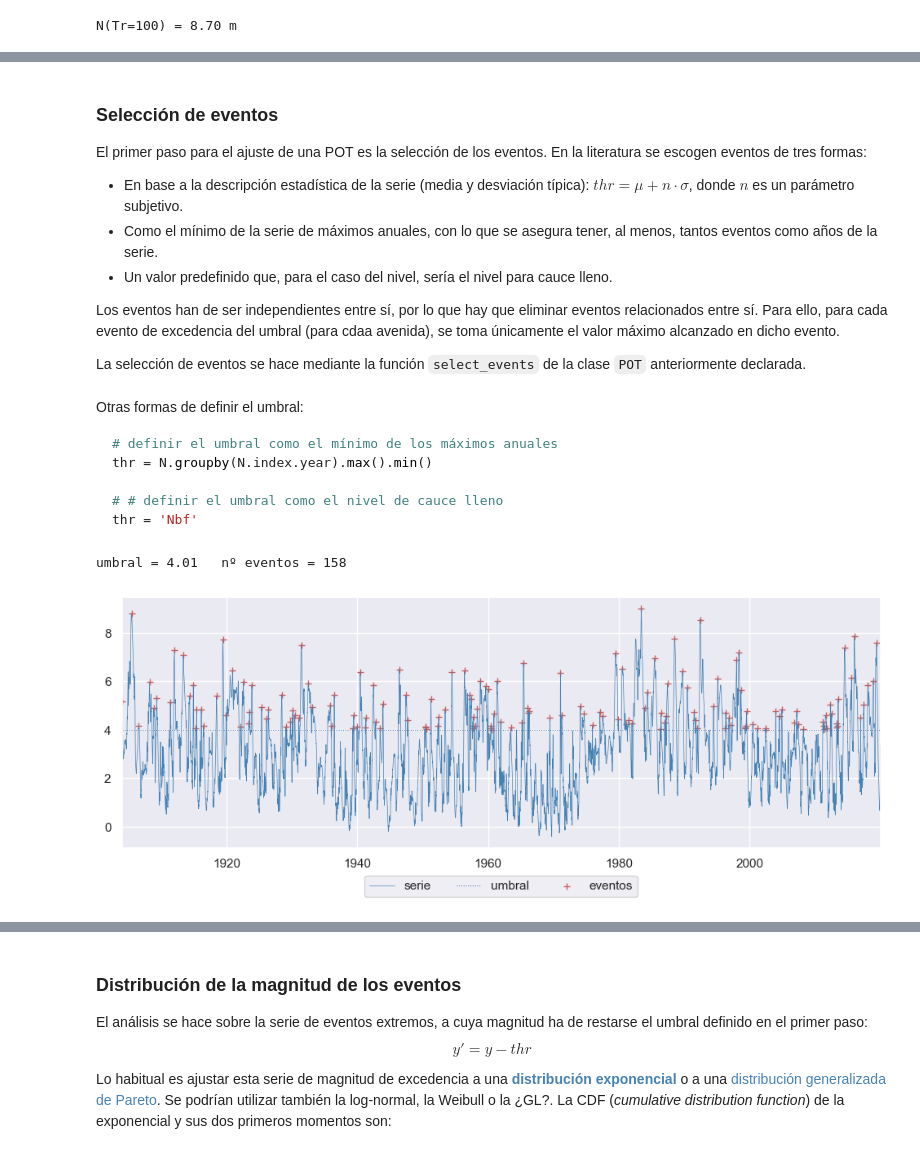
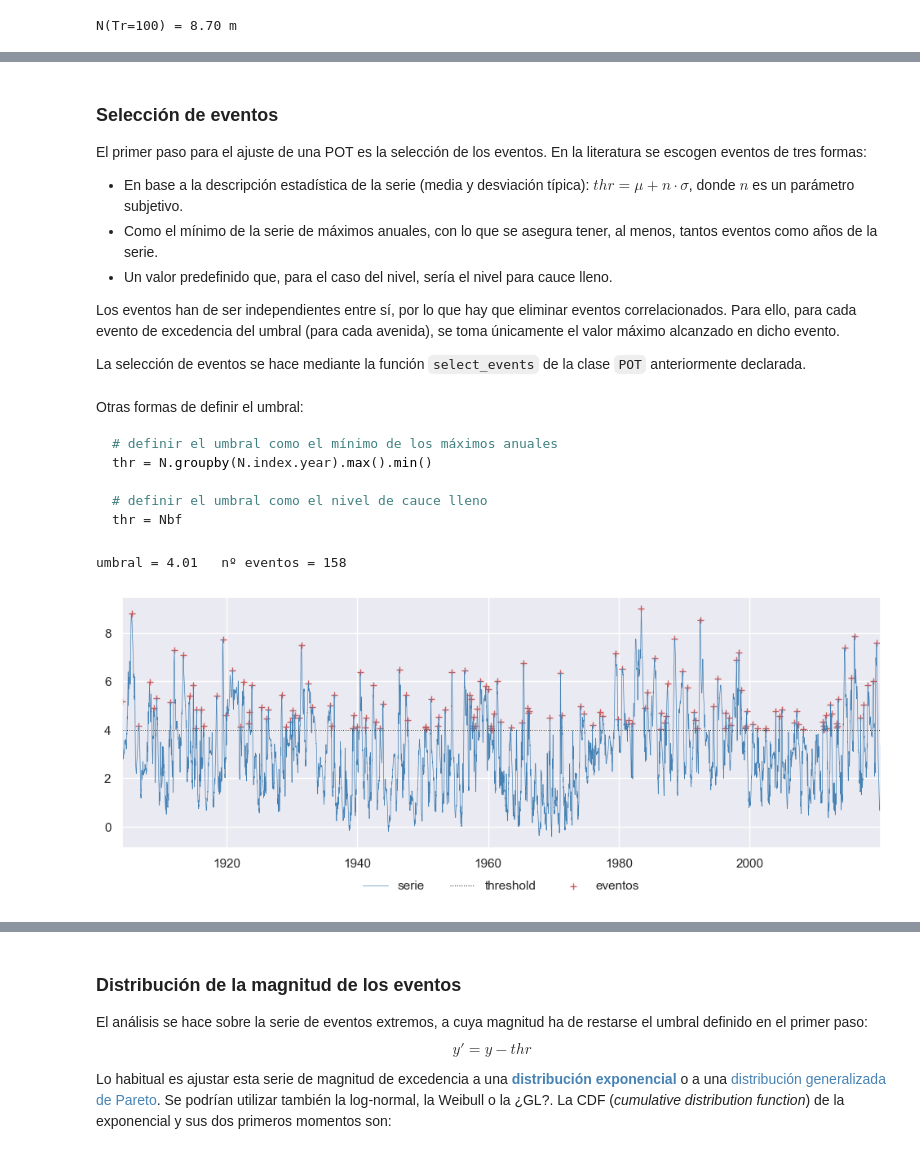
Before and after one commit to casadoj/Estadistica, a Jupyter notebook: docs/POT-explicación.ipynb, the cells around one changed output, grey strips where cells are left out. Saved outputs shown, nothing was run; the diff lists cells and outputs as text; code cells hidden in the pictures.

````diff
--- a/docs/POT-explicación.ipynb
+++ b/docs/POT-explicación.ipynb
@@ -23,16 +23,13 @@ __[Peak over threshold](#Peak-over-threshold)__<br>
 [Definición de la distribución mixta (Poisson + exponenecial)](#Definición-de-la-distribución-mixta-(Poisson-+-exponenecial))<br>
 [Aplicación al ejemplo](#Aplicación-al-ejemplo)<br>
 # %%
-import sys
-sys.path.append('../src')
-
 import numpy as np
 import pandas as pd
 from fitter import Fitter
-from POT_funciones import POT
 from pathlib import Path
 import matplotlib.pyplot as plt
 import seaborn as sns
+sns.set()
 from datetime import datetime
 from scipy import stats
 from statsmodels.distributions.empirical_distribution import ECDF
@@ -158,30 +160,31 @@ El primer paso para el ajuste de una POT es la selección de los eventos. En la
 *  Como el mínimo de la serie de máximos anuales, con lo que se asegura tener, al menos, tantos eventos como años de la serie.
 *  Un valor predefinido que, para el caso del nivel, sería el nivel para cauce lleno.
 
-Los eventos han de ser independientes entre sí, por lo que hay que eliminar eventos relacionados entre sí. Para ello, para cada evento de excedencia del umbral (para cdaa avenida), se toma únicamente el valor máximo alcanzado en dicho evento.
+Los eventos han de ser independientes entre sí, por lo que hay que eliminar eventos correlacionados. Para ello, para cada evento de excedencia del umbral (para cada avenida), se toma únicamente el valor máximo alcanzado en dicho evento.
 
 La selección de eventos se hace mediante la función `select_events` de la clase `POT` anteriormente declarada.
 # %%
-# definir el umbral como un número 'n' de desviaciones típicas sobre la varianza
+# definir el umbral como un número 'n' de desviaciones típicas sobre la media
 n = .5
 thr = N.mean() + n * N.std()
+potN.threshold = thr
 # %% [markdown]
 Otras formas de definir el umbral:
 ```Python
 # definir el umbral como el mínimo de los máximos anuales
 thr = N.groupby(N.index.year).max().min()
 
-# # definir el umbral como el nivel de cauce lleno
-thr = 'Nbf'
+# definir el umbral como el nivel de cauce lleno
+thr = Nbf
 ```
 # %%
 # seleccionar eventos
-eventos = potN.select_events(thr)
+eventos = potN.select_peaks(days=None, plot=True)
 
-print('umbral = {0:.2f}\tnº eventos = {1}'.format(thr, len(eventos)))
+print('umbral = {0:.2f}\tnº eventos = {1}'.format(potN.threshold, len(eventos)))
 # %% [output]
 umbral = 4.01   nº eventos = 158
-[figure, old version]
+[figure, new version]
 # %% [markdown]
 ### Distribución del número anual de eventos
 
````
Also changed, not shown: parts of 12 cells of this notebook, 1 other file.
